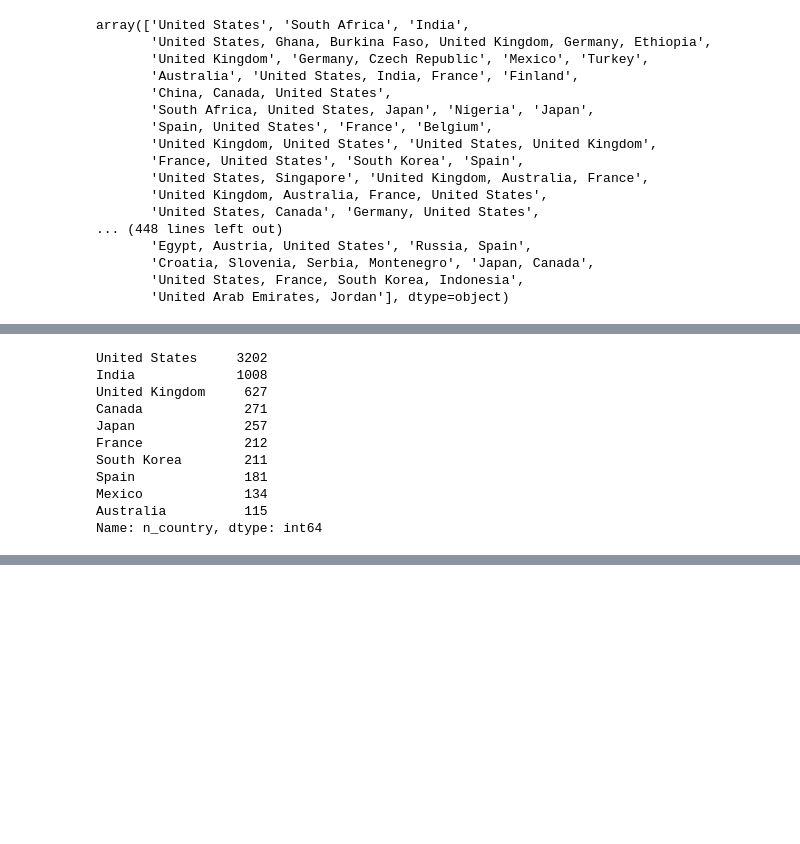
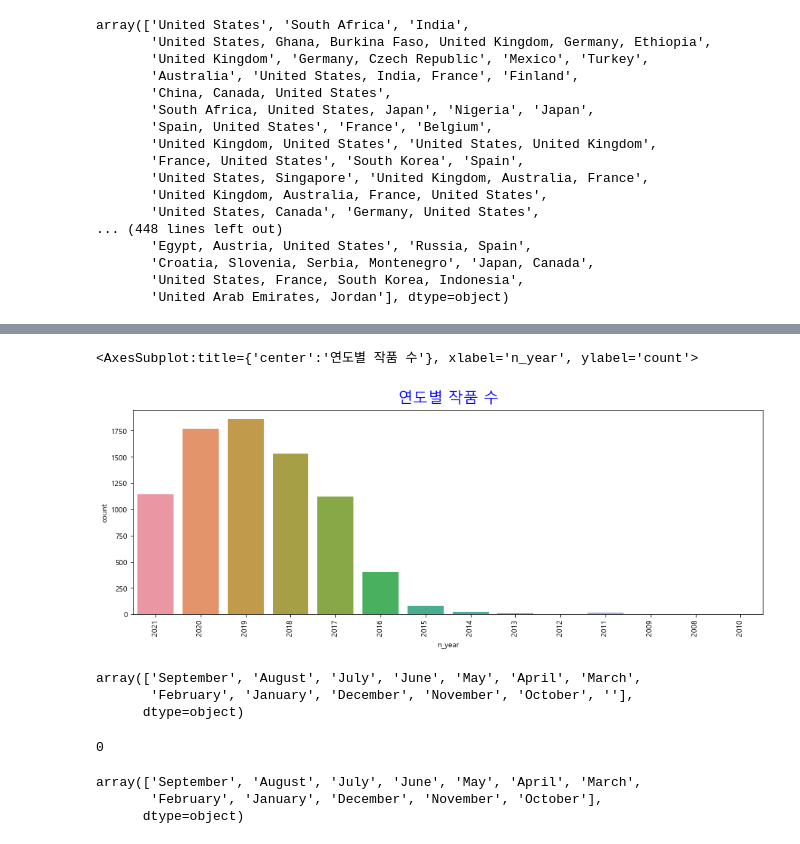
Before and after one commit to sarcomaXD/wellknown, a Jupyter notebook: netfilx/넷플릭스_hn.ipynb, the cells around one changed output, grey strips where cells are left out. Drawn from its saved outputs; the diff is of its cells as text; code cells hidden in the pictures; blank space fills up the shorter version.

```diff
--- a/netfilx/넷플릭스_hn.ipynb
+++ b/netfilx/넷플릭스_hn.ipynb
@@ -176,17 +176,3 @@ sns.countplot(data=n_data, x = 'n_country', hue = 'type')
-# %%
-n_data['n_country'].value_counts().head(10)
-# %% [output]
-United States     3202
-India             1008
-United Kingdom     627
-Canada             271
-Japan              257
-France             212
-South Korea        211
-Spain              181
-Mexico             134
-Australia          115
-Name: n_country, dtype: int64
 # %%
 n_data["n_year"]  = n_data["date_added"].apply(lambda x : x.split(",")[-1])
 n_data["n_month"]  = n_data["date_added"].apply(lambda x : x.split(" ")[0])
@@ -199,3 +185,26 @@ n_data.head()
 | 4 | s5 | TV Show | India | September 24, 2021 | 2021 | TV-MA | 2 Seasons | International TV Shows, Romantic ... | India | 2021 | ... |
 | 7 | s8 | Movie | United States, Ghana, Burkina Fas... | September 24, 2021 | 1993 | TV-MA | 125 min | Dramas, Independent Movies, Inter... | United States | 2021 | ... |
 | 8 | s9 | TV Show | United Kingdom | September 24, 2021 | 2021 | TV-14 | 9 Seasons | British TV Shows, Reality TV | United Kingdom | 2021 | ... |
+# %%
+import matplotlib.font_manager as fm
+[f.name for f in fm.fontManager.ttflist if 'Malgun Gothic' in f.name]
+plt.rcParams['font.family'] = 'Malgun Gothic'
+plt.rcParams['axes.unicode_minus'] = False
+# %%
+plt.figure(figsize =(15,5))
+plt.xticks(rotation = 90)
+plt.title('연도별 작품 수', color = 'b', size = 20, pad =10)
+sns.countplot(data = n_data, x =  n_data["n_year"])
+# %% [output]
+<AxesSubplot:title={'center':'연도별 작품 수'}, xlabel='n_year', ylabel='count'>
+[figure, added]
+# %%
+n_data['n_month'].unique()
+# %% [output]
+array(['September', 'August', 'July', 'June', 'May', 'April', 'March',
+       'February', 'January', 'December', 'November', 'October', ''],
+      dtype=object)
+# %%
+n_data['n_month'].isnull().sum()
+# %% [output]
+0
@@ -201,0 +213,6 @@ n_data.head()
+# %%
+n_data['n_month'].unique()
+# %% [output]
+array(['September', 'August', 'July', 'June', 'May', 'April', 'March',
+       'February', 'January', 'December', 'November', 'October'],
+      dtype=object)
```
Also changed, not shown: parts of 4 cells of this notebook.
